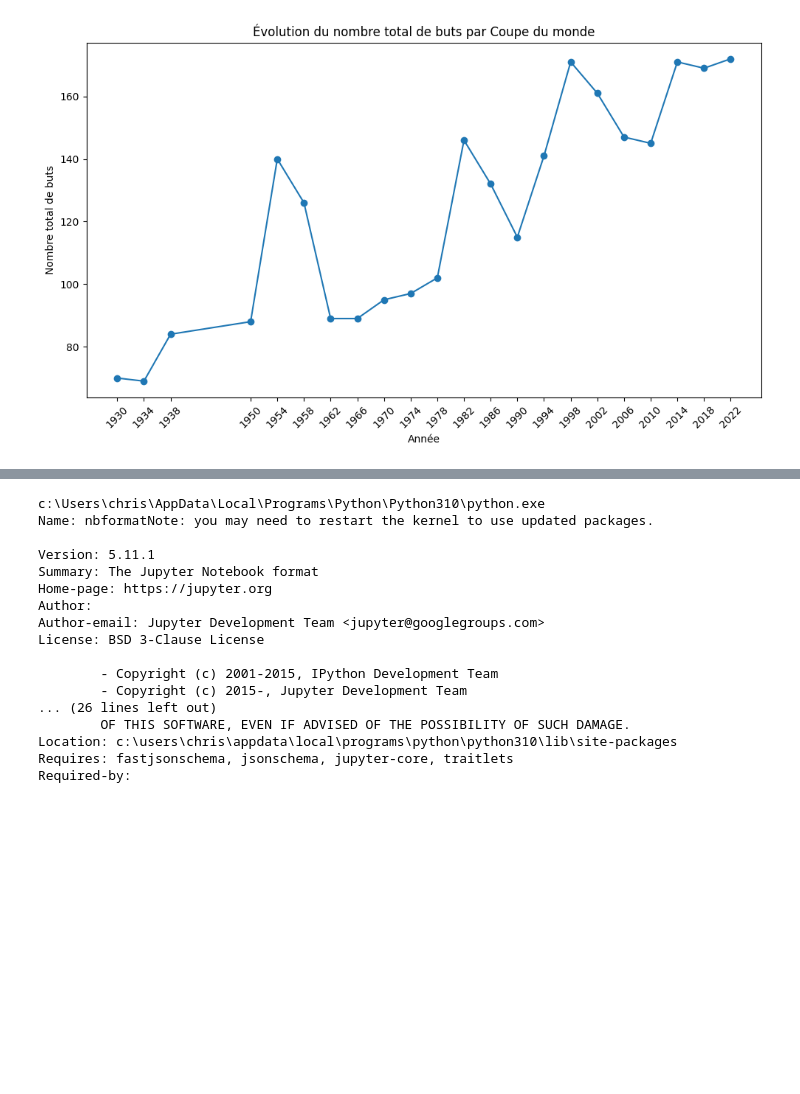
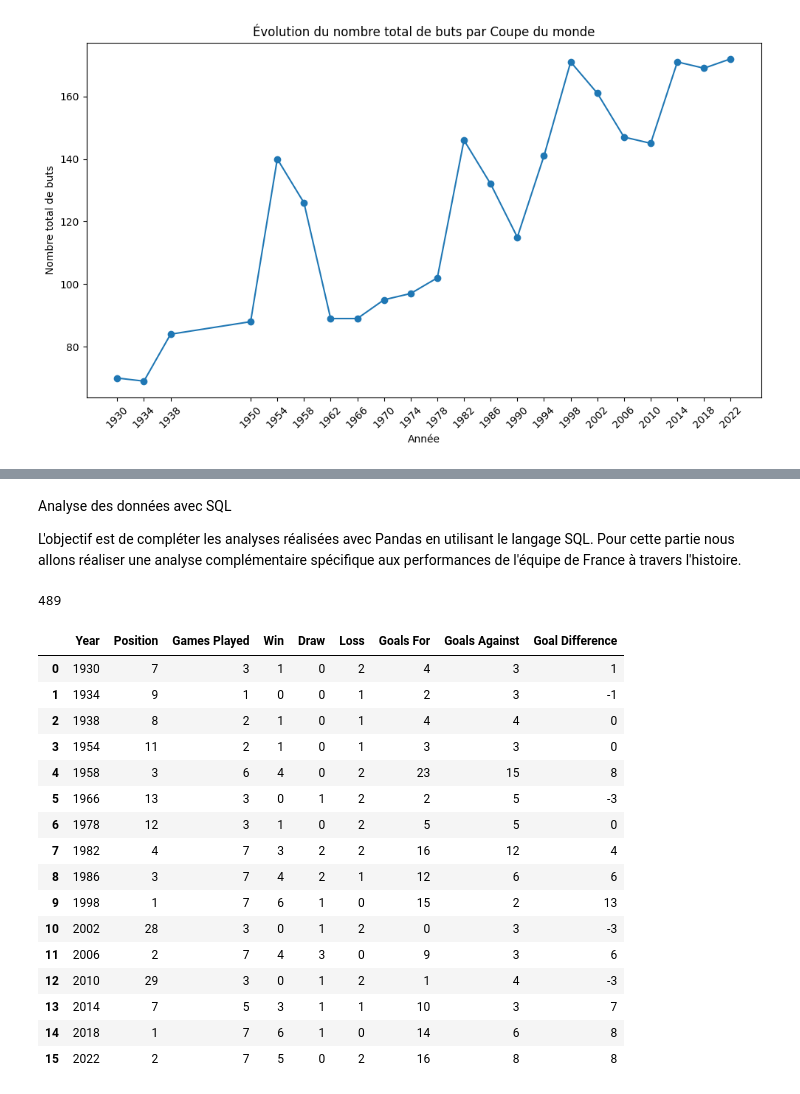
Before and after one commit to Chrilap95/Projet-fil-rouge, a Jupyter notebook: notebooks/03_analyse_fifa.ipynb, the cells around one changed output, grey strips where cells are left out. Cells and saved outputs as stored; diff of their text form; code cells hidden in the pictures; blank space fills up the shorter version.

```diff
--- a/notebooks/03_analyse_fifa.ipynb
+++ b/notebooks/03_analyse_fifa.ipynb
@@ -799,23 +670,55 @@ ValueError: Mime type rendering requires nbformat>=4.2.0 but it is not installed
-# %%
-import sys
-print(sys.executable)
-
-%pip show nbformat
-# %% [output]
-c:\Users\chris\AppData\Local\Programs\Python\Python310\python.exe
-Name: nbformatNote: you may need to restart the kernel to use updated packages.
-
-Version: 5.11.1
-Summary: The Jupyter Notebook format
-Home-page: https://jupyter.org
-Author:
-Author-email: Jupyter Development Team <jupyter@googlegroups.com>
-License: BSD 3-Clause License
-
-        - Copyright (c) 2001-2015, IPython Development Team
-        - Copyright (c) 2015-, Jupyter Development Team
-... (26 lines left out)
-        OF THIS SOFTWARE, EVEN IF ADVISED OF THE POSSIBILITY OF SUCH DAMAGE.
-Location: c:\users\chris\appdata\local\programs\python\python310\lib\site-packages
-Requires: fastjsonschema, jsonschema, jupyter-core, traitlets
-Required-by:
+# %% [markdown]
+Analyse des données avec SQL
+
+L'objectif est de compléter les analyses réalisées avec Pandas en utilisant le langage SQL. Pour cette partie nous allons réaliser une analyse complémentaire spécifique aux performances de l'équipe de France à travers l'histoire.
+# %%
+import sqlite3
+
+connexion = sqlite3.connect(":memory:")
+
+df_fifa.to_sql(
+    "fifa",
+    connexion,
+    index=False,
+    if_exists="replace"
+)
+# %% [output]
+489
+# %%
+requete = """
+SELECT
+    Year,
+    Position,
+    "Games Played",
+    Win,
+    Draw,
+    Loss,
+    "Goals For",
+    "Goals Against",
+    "Goal Difference"
+FROM fifa
+WHERE Team_Harmonized = 'France'
+ORDER BY Year;
+"""
+
+df_france = pd.read_sql_query(requete, connexion)
+
+df_france
+# %% [output]
+|  | Year | Position | Games Played | Win | Draw | Loss | Goals For | Goals Against | Goal Difference |
+| 0 | 1930 | 7 | 3 | 1 | 0 | 2 | 4 | 3 | 1 |
+| 1 | 1934 | 9 | 1 | 0 | 0 | 1 | 2 | 3 | -1 |
+| 2 | 1938 | 8 | 2 | 1 | 0 | 1 | 4 | 4 | 0 |
+| 3 | 1954 | 11 | 2 | 1 | 0 | 1 | 3 | 3 | 0 |
+| 4 | 1958 | 3 | 6 | 4 | 0 | 2 | 23 | 15 | 8 |
+| 5 | 1966 | 13 | 3 | 0 | 1 | 2 | 2 | 5 | -3 |
+| 6 | 1978 | 12 | 3 | 1 | 0 | 2 | 5 | 5 | 0 |
+| 7 | 1982 | 4 | 7 | 3 | 2 | 2 | 16 | 12 | 4 |
+| 8 | 1986 | 3 | 7 | 4 | 2 | 1 | 12 | 6 | 6 |
+| 9 | 1998 | 1 | 7 | 6 | 1 | 0 | 15 | 2 | 13 |
+| 10 | 2002 | 28 | 3 | 0 | 1 | 2 | 0 | 3 | -3 |
+| 11 | 2006 | 2 | 7 | 4 | 3 | 0 | 9 | 3 | 6 |
+| 12 | 2010 | 29 | 3 | 0 | 1 | 2 | 1 | 4 | -3 |
+| 13 | 2014 | 7 | 5 | 3 | 1 | 1 | 10 | 3 | 7 |
+| 14 | 2018 | 1 | 7 | 6 | 1 | 0 | 14 | 6 | 8 |
+| 15 | 2022 | 2 | 7 | 5 | 0 | 2 | 16 | 8 | 8 |
```
Also changed, not shown: parts of 18 cells of this notebook, 7 other files.
